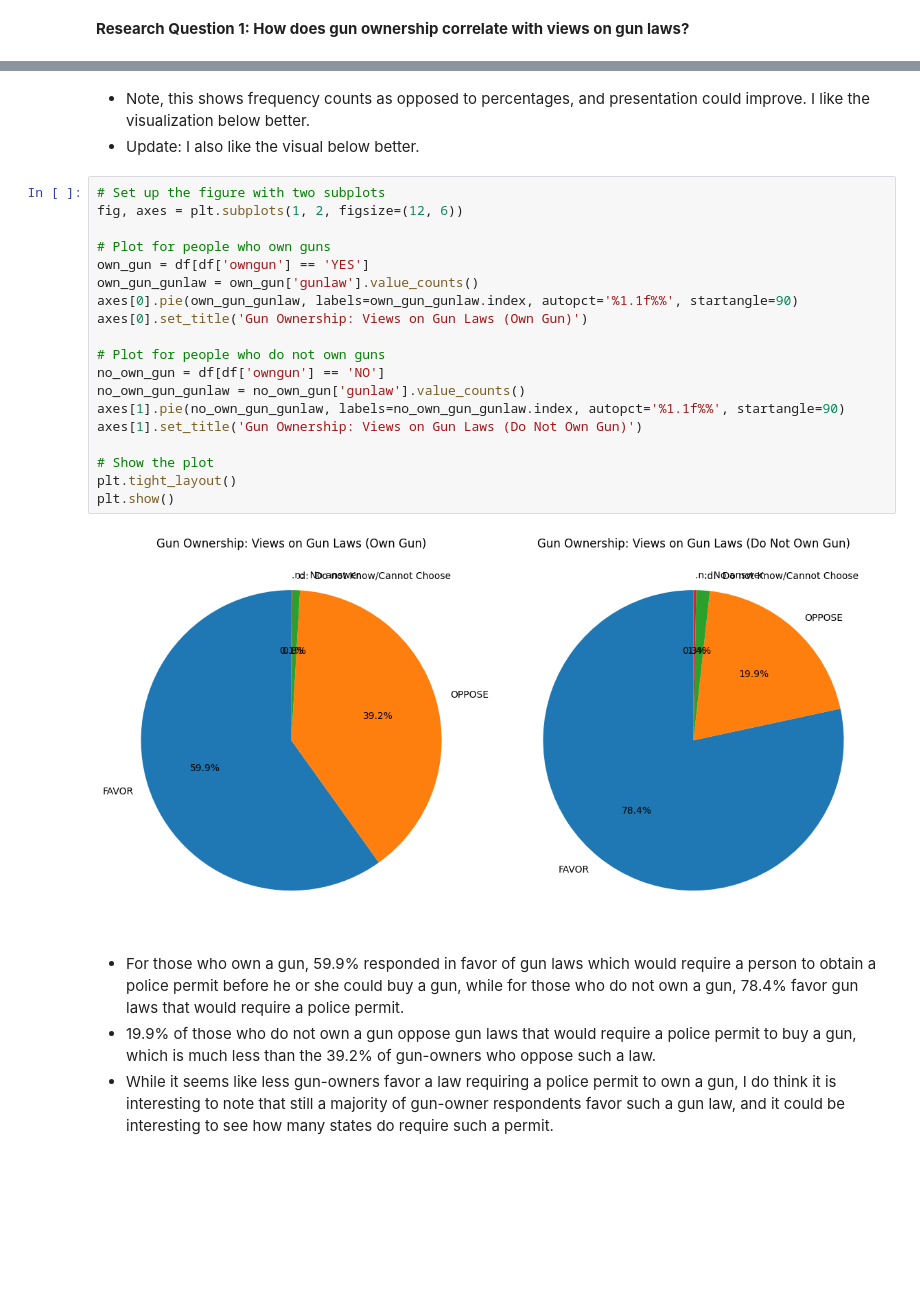
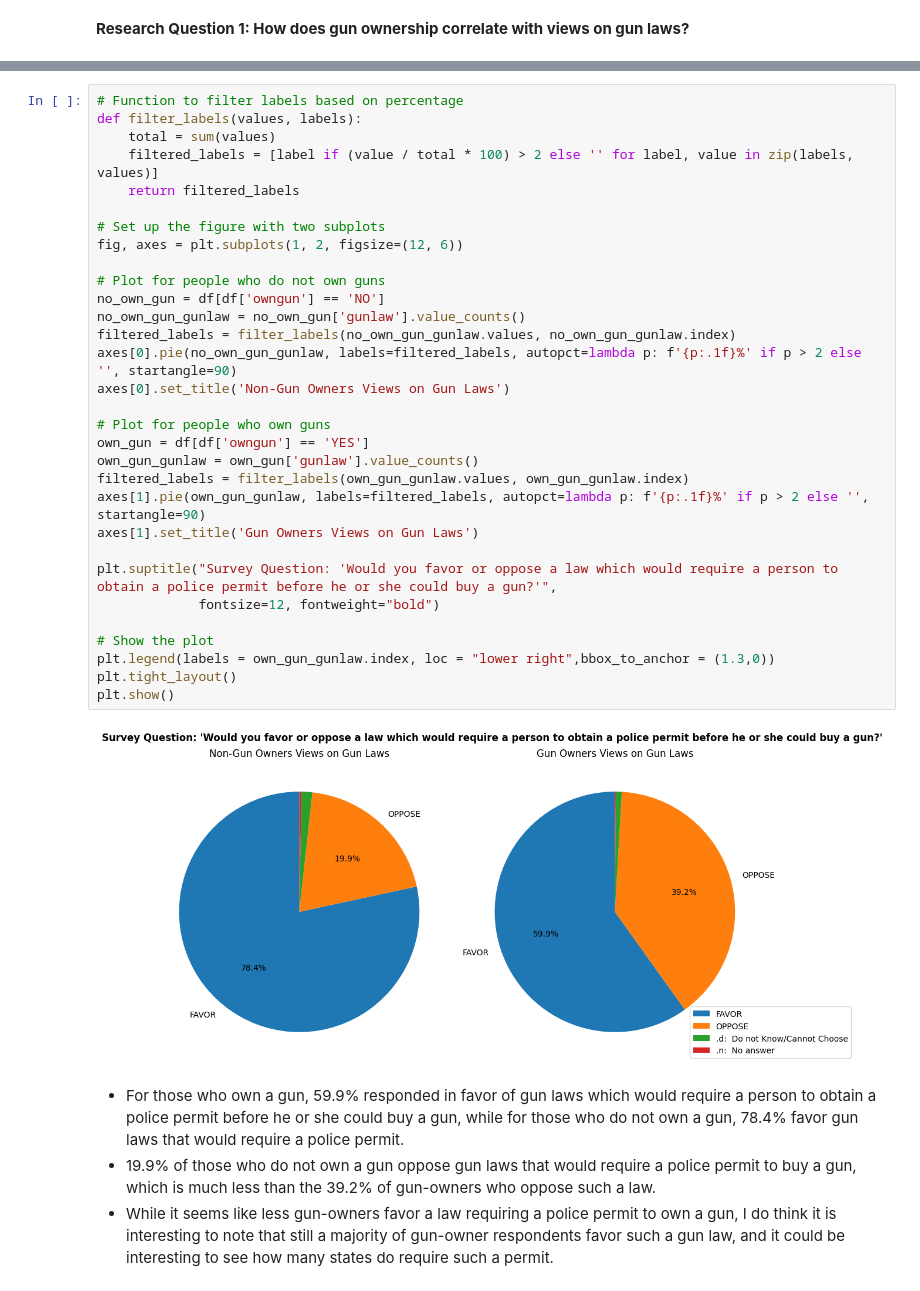
Before and after one commit to kimberlyyliuu/EDA, a Jupyter notebook: lab/gss.ipynb, the cells around one changed output, grey strips where cells are left out. Saved outputs shown, nothing was run; the diff lists cells and outputs as text; blank space fills up the shorter version.

```diff
--- a/lab/gss.ipynb
+++ b/lab/gss.ipynb
@@ -283,29 +303,36 @@ plt.show()
-# %% [markdown]
-
-
-*   Note, this shows frequency counts as opposed to percentages, and presentation could improve. I like the visualization below better.
-*   Update: I also like the visual below better.
-# %%
-# Set up the figure with two subplots
-fig, axes = plt.subplots(1, 2, figsize=(12, 6))
-
-# Plot for people who own guns
-own_gun = df[df['owngun'] == 'YES']
-own_gun_gunlaw = own_gun['gunlaw'].value_counts()
-axes[0].pie(own_gun_gunlaw, labels=own_gun_gunlaw.index, autopct='%1.1f%%', startangle=90)
-axes[0].set_title('Gun Ownership: Views on Gun Laws (Own Gun)')
-
-# Plot for people who do not own guns
-no_own_gun = df[df['owngun'] == 'NO']
-no_own_gun_gunlaw = no_own_gun['gunlaw'].value_counts()
-axes[1].pie(no_own_gun_gunlaw, labels=no_own_gun_gunlaw.index, autopct='%1.1f%%', startangle=90)
-axes[1].set_title('Gun Ownership: Views on Gun Laws (Do Not Own Gun)')
-
-# Show the plot
-plt.tight_layout()
-plt.show()
-# %% [output]
-[figure, removed]
+# %%
+# Function to filter labels based on percentage
+def filter_labels(values, labels):
+    total = sum(values)
+    filtered_labels = [label if (value / total * 100) > 2 else '' for label, value in zip(labels, values)]
+    return filtered_labels
+
+# Set up the figure with two subplots
+fig, axes = plt.subplots(1, 2, figsize=(12, 6))
+
+# Plot for people who do not own guns
+no_own_gun = df[df['owngun'] == 'NO']
+no_own_gun_gunlaw = no_own_gun['gunlaw'].value_counts()
+filtered_labels = filter_labels(no_own_gun_gunlaw.values, no_own_gun_gunlaw.index)
+axes[0].pie(no_own_gun_gunlaw, labels=filtered_labels, autopct=lambda p: f'{p:.1f}%' if p > 2 else '', startangle=90)
+axes[0].set_title('Non-Gun Owners Views on Gun Laws')
+
+# Plot for people who own guns
+own_gun = df[df['owngun'] == 'YES']
+own_gun_gunlaw = own_gun['gunlaw'].value_counts()
+filtered_labels = filter_labels(own_gun_gunlaw.values, own_gun_gunlaw.index)
+axes[1].pie(own_gun_gunlaw, labels=filtered_labels, autopct=lambda p: f'{p:.1f}%' if p > 2 else '', startangle=90)
+axes[1].set_title('Gun Owners Views on Gun Laws')
+
+plt.suptitle("Survey Question: 'Would you favor or oppose a law which would require a person to obtain a police permit before he or she could buy a gun?'",
+             fontsize=12, fontweight="bold")
+
+# Show the plot
+plt.legend(labels = own_gun_gunlaw.index, loc = "lower right",bbox_to_anchor = (1.3,0))
+plt.tight_layout()
+plt.show()
+# %% [output]
+[figure, added]
 # %% [markdown]
 
 
```
Also changed, not shown: parts of 19 cells of this notebook.
